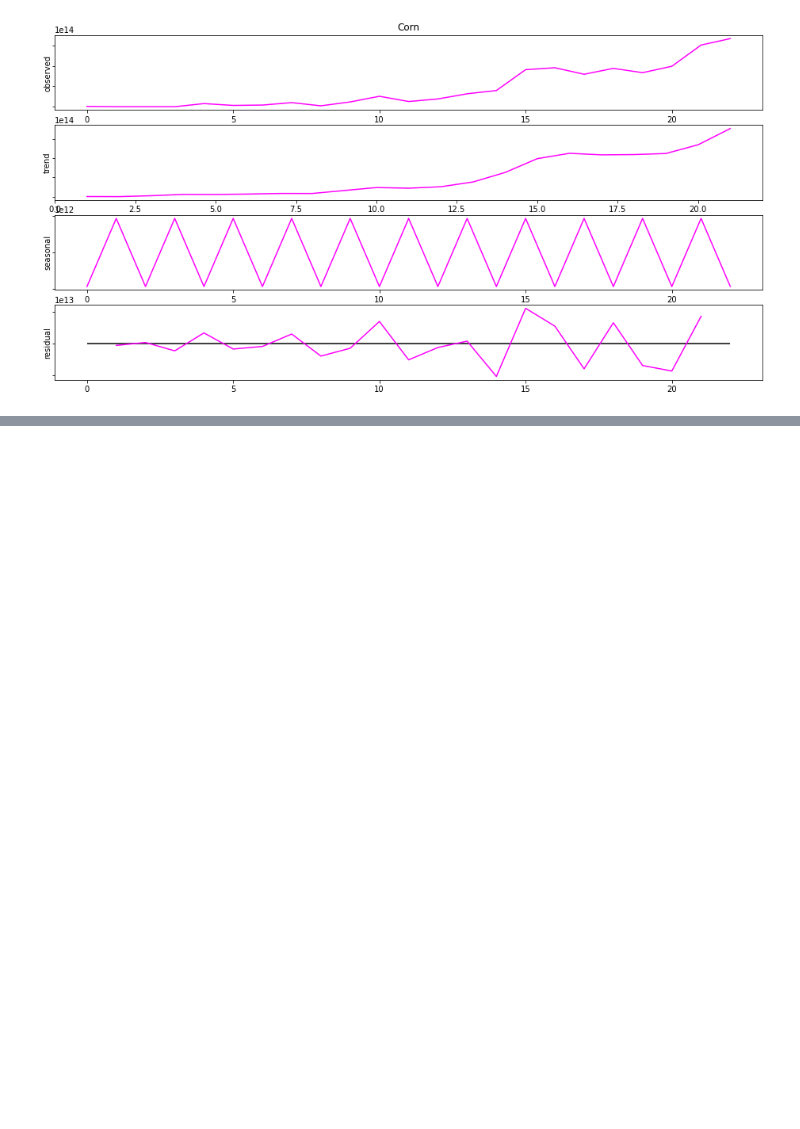
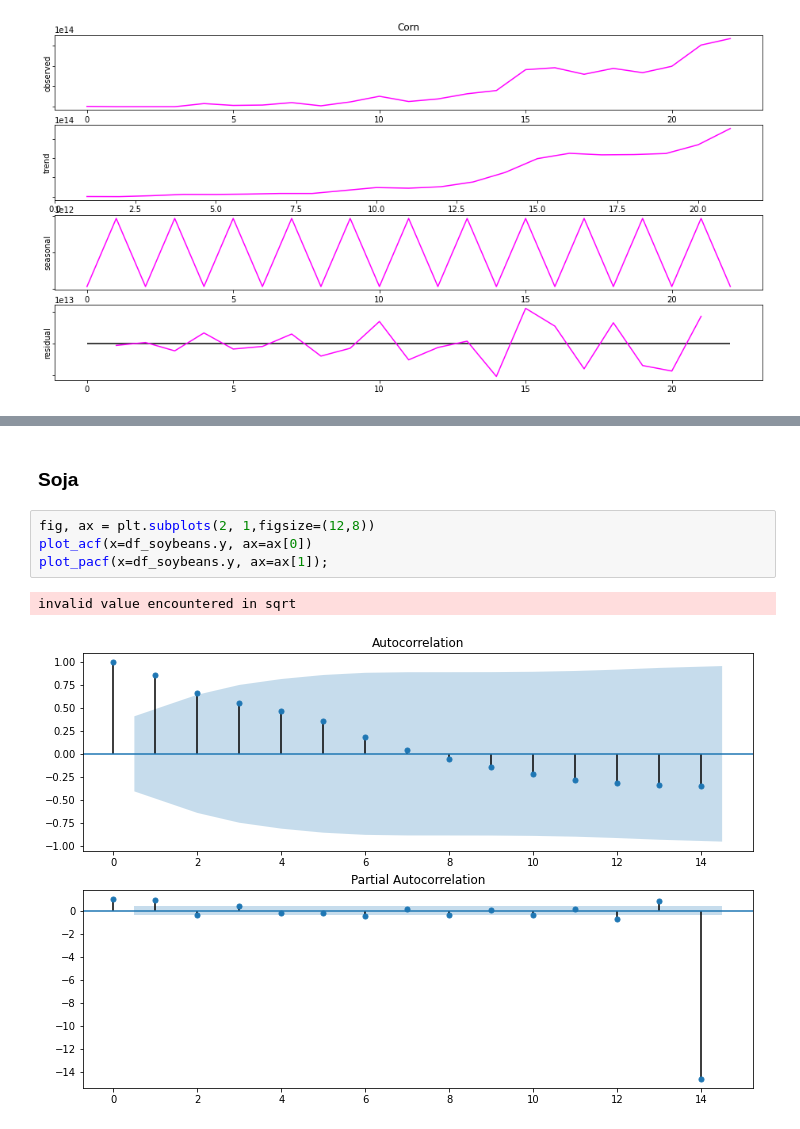
Before and after one commit to yguenka/4intelligence-Case, a Jupyter notebook: Data Analysis Skill Test.ipynb, the cells around one changed output, grey strips where cells are left out. Saved outputs shown, nothing was run; the diff lists cells and outputs as text; blank space fills up the shorter version.

```diff
--- a/Data Analysis Skill Test.ipynb
+++ b/Data Analysis Skill Test.ipynb
@@ -747,0 +752,9 @@ INFO:fbprophet:n_changepoints greater than number of observations. Using 17.
+# %% [markdown]
+### Soja
+# %%
+fig, ax = plt.subplots(2, 1,figsize=(12,8))
+plot_acf(x=df_soybeans.y, ax=ax[0])
+plot_pacf(x=df_soybeans.y, ax=ax[1]);
+# %% [output]
+invalid value encountered in sqrt
+[figure, added]
```
Also changed, not shown: parts of 11 cells of this notebook, 7 other files.
